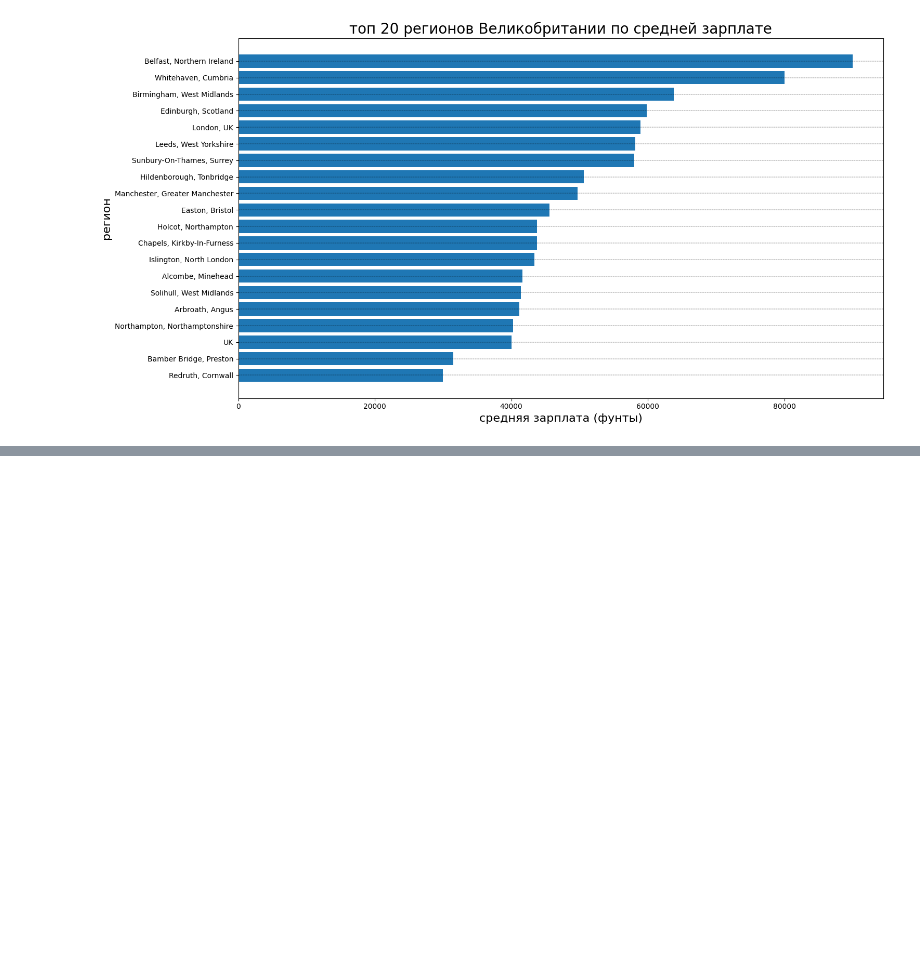
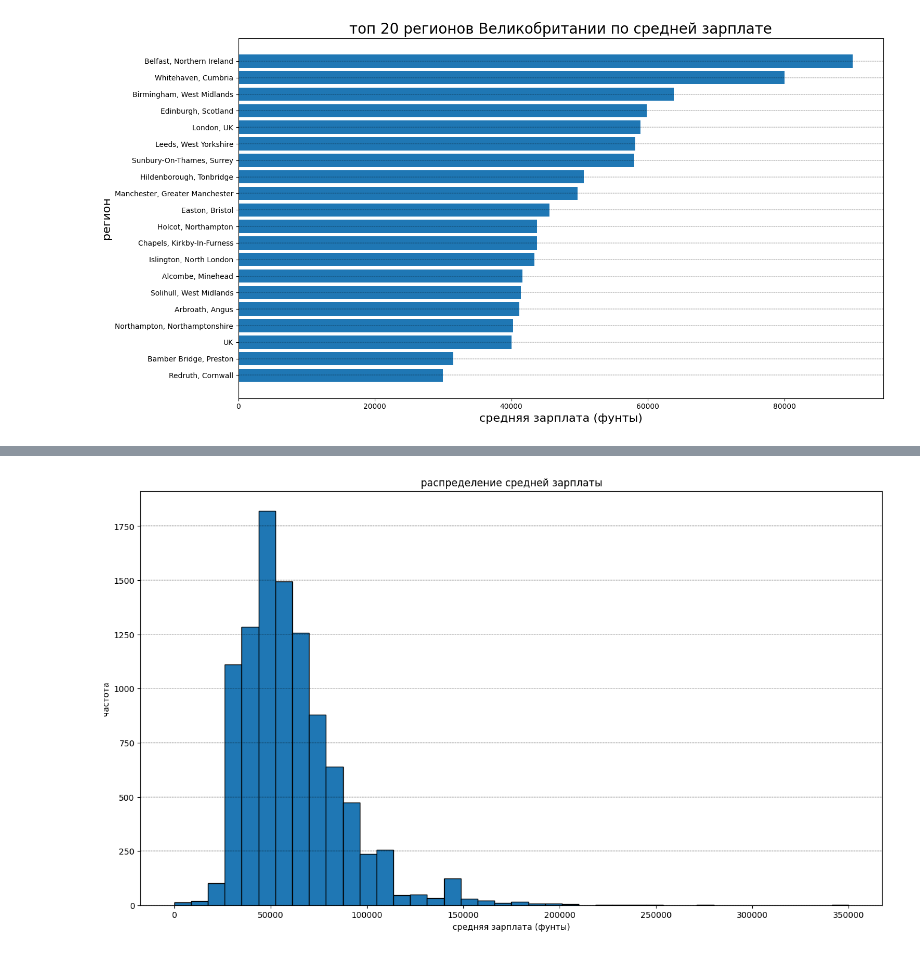
Before and after one commit to kmvitik/smadimo_group_project_2_scraping_api, a Jupyter notebook: adzuna_eda.ipynb, the cells around one changed output, grey strips where cells are left out. Saved outputs shown, nothing was run; the diff lists cells and outputs as text; code cells hidden in the pictures; blank space fills up the shorter version.

```diff
--- a/adzuna_eda.ipynb
+++ b/adzuna_eda.ipynb
@@ -235,0 +273,10 @@ plt.show()
+# %%
+plt.figure(figsize=(16, 9))
+plt.hist(df["salary_avg"], bins=40, edgecolor="black")
+plt.title("распределение средней зарплаты")
+plt.xlabel("средняя зарплата (фунты)")
+plt.ylabel("частота")
+plt.grid(axis="y", color="black", linestyle="-.", linewidth=0.3)
+plt.show()
+# %% [output]
+[figure, added]
```
Also changed, not shown: parts of 11 cells of this notebook.
